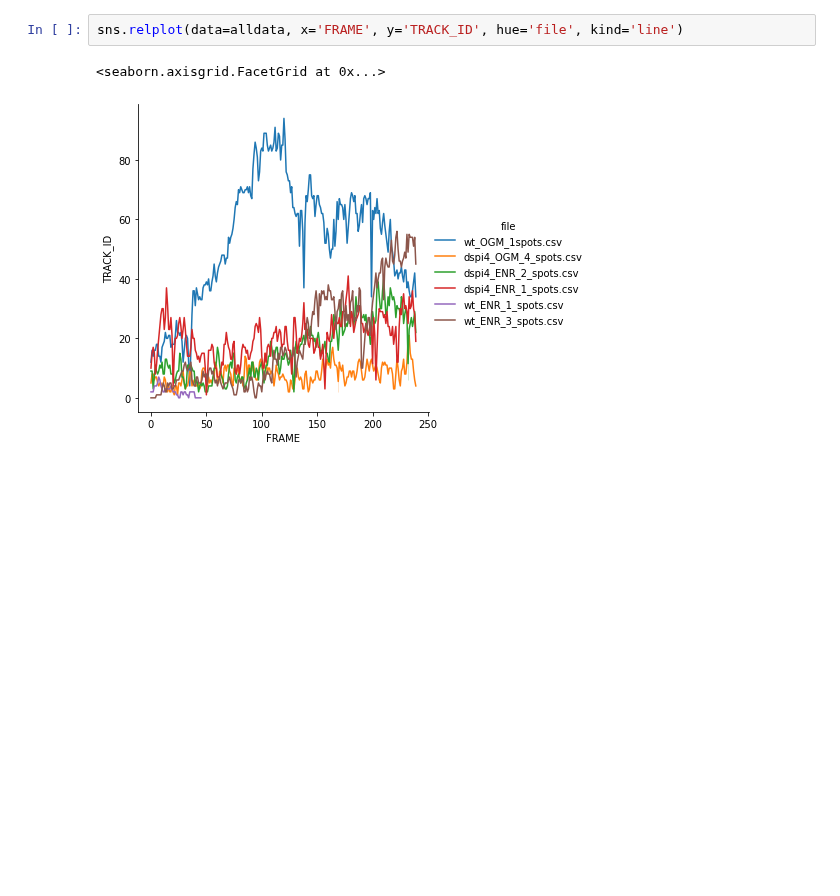
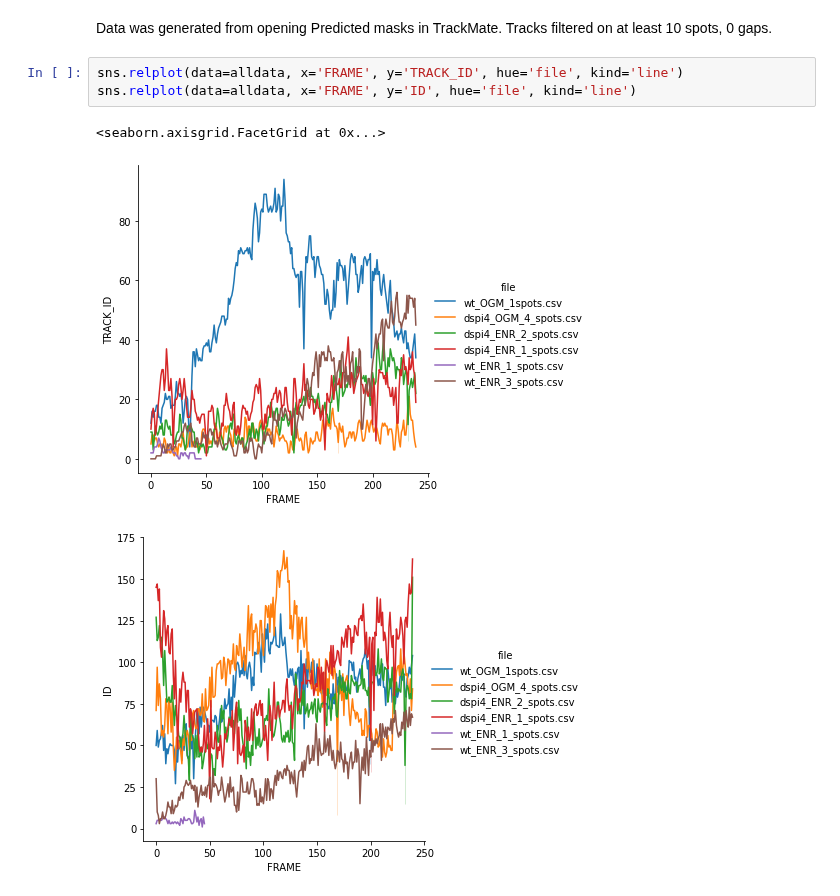
Before and after one commit to Oftatkofta/BactUnet, a Jupyter notebook: trackmate_spot_quantification.ipynb, the cells around one changed output. Drawn from its saved outputs; the diff is of its cells as text; blank space fills up the shorter version.

```diff
--- a/trackmate_spot_quantification.ipynb
+++ b/trackmate_spot_quantification.ipynb
@@ -38,5 +40,9 @@ alldata.head()
+# %% [markdown]
+Data was generated from opening Predicted masks in TrackMate. Tracks filtered on at least 10 spots, 0 gaps.
 # %%
 sns.relplot(data=alldata, x='FRAME', y='TRACK_ID', hue='file', kind='line')
+sns.relplot(data=alldata, x='FRAME', y='ID', hue='file', kind='line')
 # %% [output]
 <seaborn.axisgrid.FacetGrid at 0x...>
 [figure]
+[figure, added]
```
Also changed, not shown: parts of 6 cells of this notebook, 1 other file.
